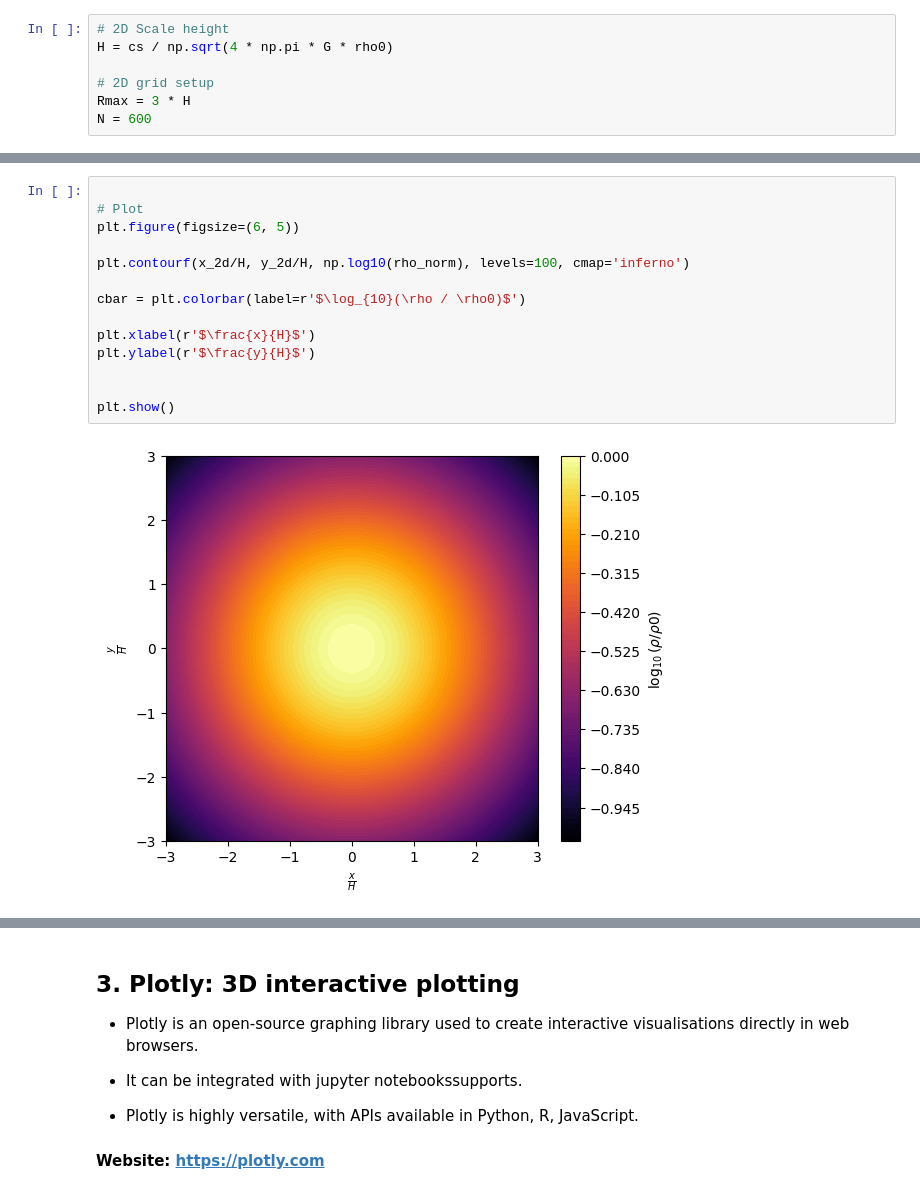
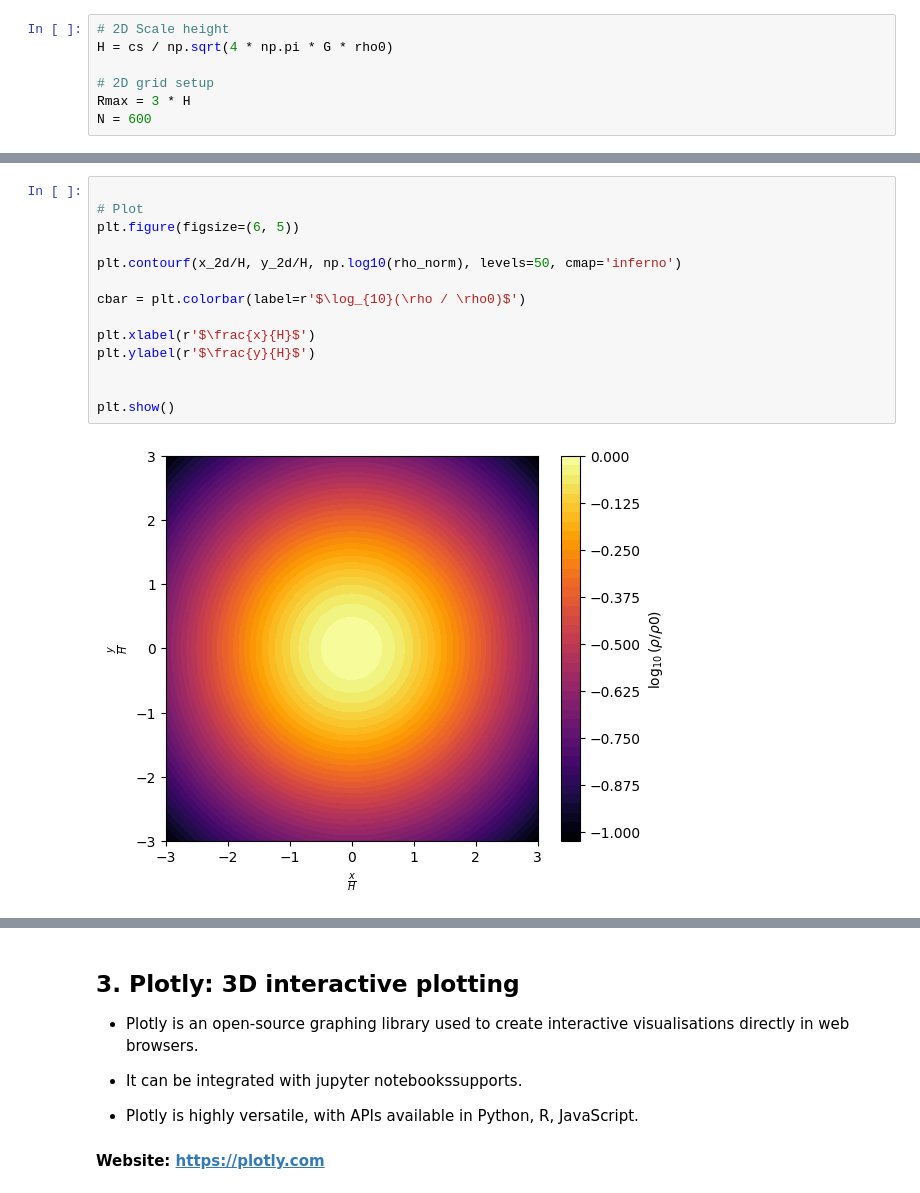
Before and after one commit to wbandabarragan/Bootcamp2025, a Jupyter notebook: CursoA_Semana1/Clase_02/Clase_2a.ipynb, the cells around one changed output, grey strips where cells are left out. Cells and saved outputs as stored; diff of their text form.

```diff
--- a/CursoA_Semana1/Clase_02/Clase_2a.ipynb
+++ b/CursoA_Semana1/Clase_02/Clase_2a.ipynb
@@ -116,16 +166,16 @@ rho_norm = rho / np.max(rho)
 # %%
 
 # Plot
 plt.figure(figsize=(6, 5))
 
-plt.contourf(x_2d/H, y_2d/H, np.log10(rho_norm), levels=100, cmap='inferno')
+plt.contourf(x_2d/H, y_2d/H, np.log10(rho_norm), levels=50, cmap='inferno')
 
 cbar = plt.colorbar(label=r'$\log_{10}(\rho / \rho0)$')
 
 plt.xlabel(r'$\frac{x}{H}$')
 plt.ylabel(r'$\frac{y}{H}$')
 
 
 plt.show()
 # %% [output]
-[figure, old version]
+[figure, new version]
```
Also changed, not shown: parts of 9 cells of this notebook.
